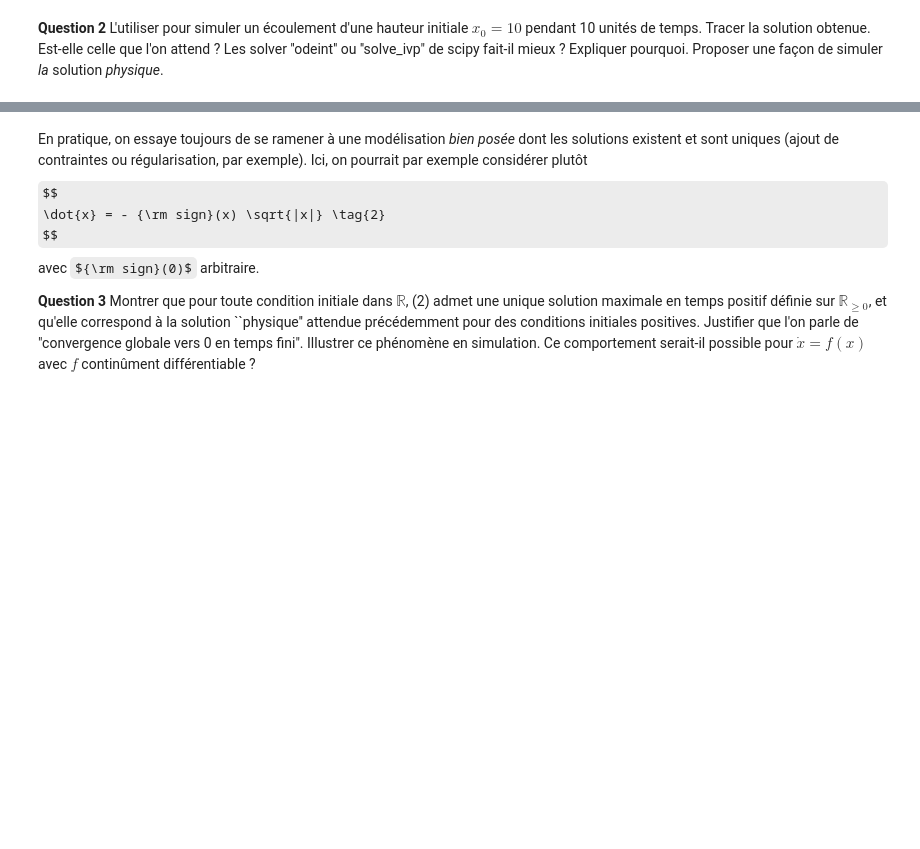
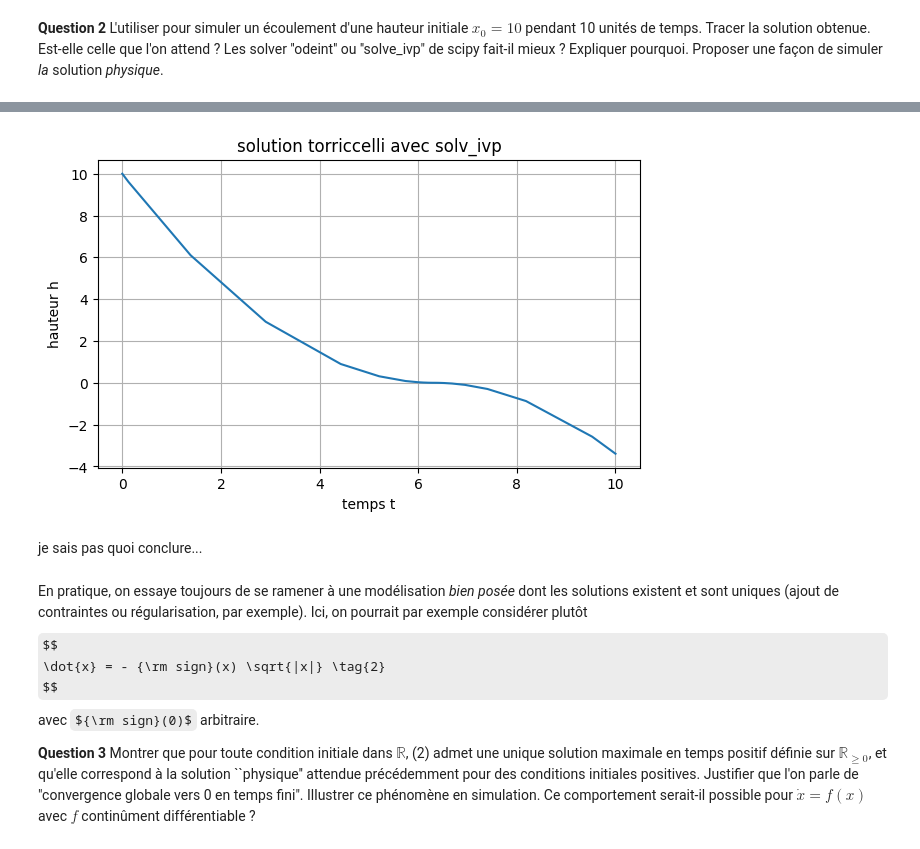
Before and after one commit to eleonoredt/projet_info_UE11, a Jupyter notebook: Projet - Equations Différentielles - 2025(1).ipynb, the cells around one changed output, grey strips where cells are left out. Cells and saved outputs as stored; diff of their text form; code cells hidden in the pictures; some formulas as TeX source; blank space fills up the shorter version.

```diff
--- a/Projet - Equations Différentielles - 2025(1).ipynb
+++ b/Projet - Equations Différentielles - 2025(1).ipynb
@@ -62,3 +91,19 @@ def f_torricceli(t,x):
+# %%
+sol_ivp = solve_ivp(f_torricceli, [t0,tf], [x0])
+
+#on trace
+
+plt.plot(sol_ivp.t, sol_ivp.y[0] , label='solution solv_ivp')
+plt.xlabel('temps t')
+plt.ylabel('hauteur h')
+plt.title('solution torriccelli avec solv_ivp')
+plt.grid('True')
+plt.show()
+#ca ressemble plus à Euler
+# %% [output]
+[figure, added]
+# %% [markdown]
+je sais pas quoi conclure...
 # %% [markdown]
 En pratique, on essaye toujours de se ramener à une modélisation *bien posée* dont les solutions existent et sont uniques (ajout de contraintes ou régularisation, par exemple). Ici, on pourrait par exemple considérer plutôt
 $$
```
Also changed, not shown: parts of 5 cells of this notebook.
